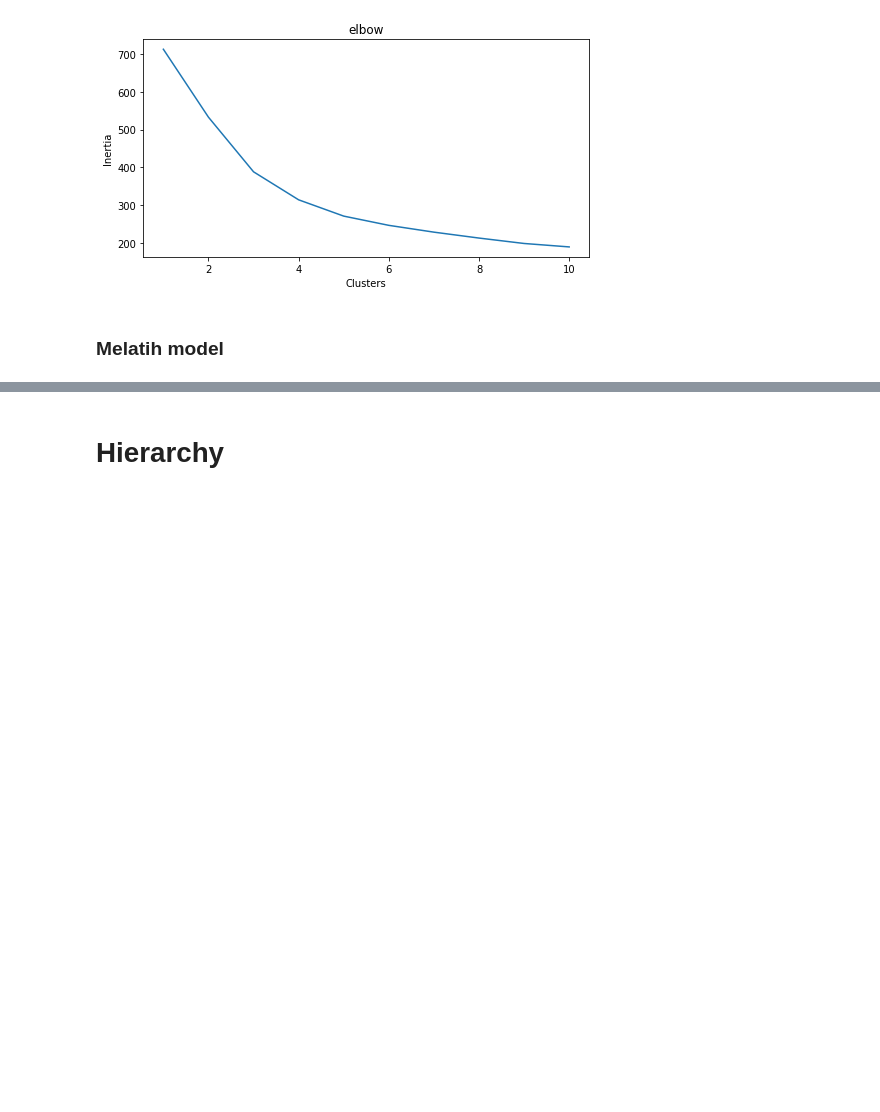
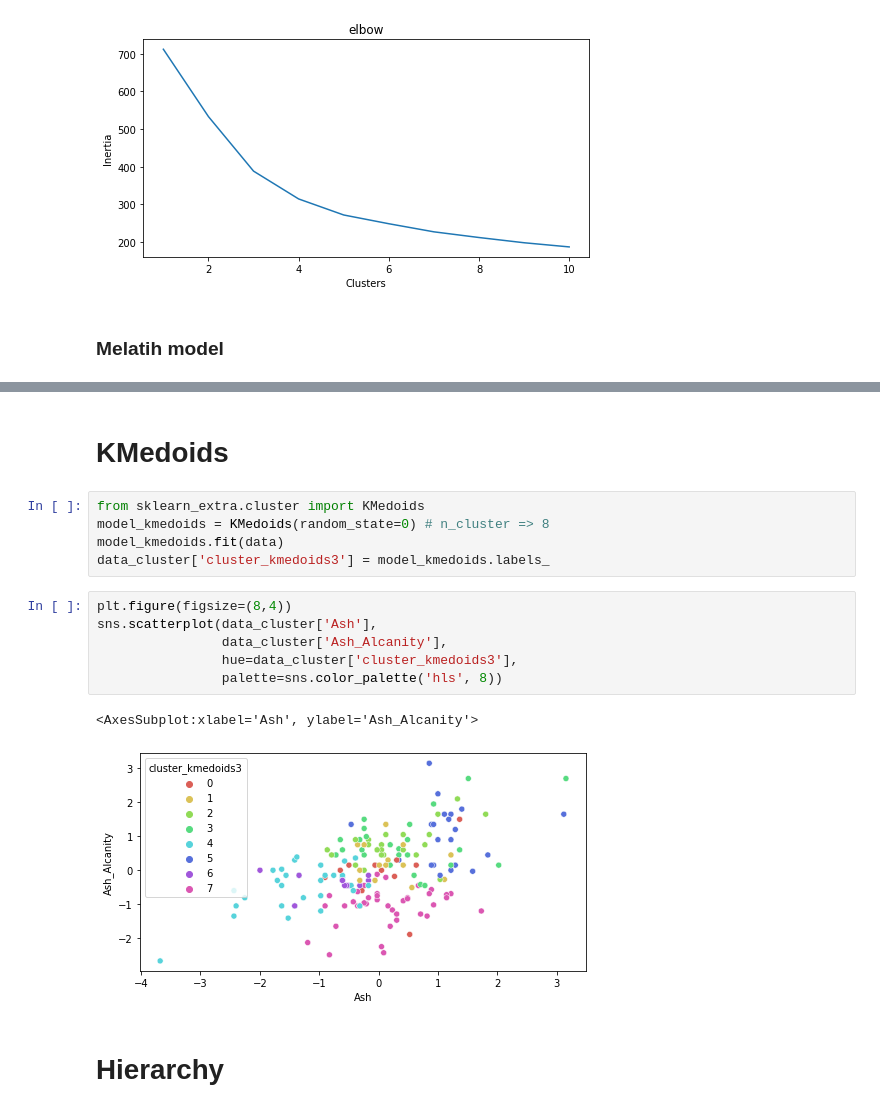
Before and after one commit to rizqul/machine-learning-assignment, a Jupyter notebook: assignment02-clustering.ipynb, the cells around one changed output, grey strips where cells are left out. Cells and saved outputs as stored; diff of their text form; blank space fills up the shorter version.

Commit message:
add kmedoids algorithm in assignment02

```diff
--- a/assignment02-clustering.ipynb
+++ b/assignment02-clustering.ipynb
@@ -173,3 +173,19 @@ plt.show()
+# %% [markdown]
+# KMedoids
+# %%
+from sklearn_extra.cluster import KMedoids
+model_kmedoids = KMedoids(random_state=0) # n_cluster => 8
+model_kmedoids.fit(data)
+data_cluster['cluster_kmedoids3'] = model_kmedoids.labels_
+# %%
+plt.figure(figsize=(8,4))
+sns.scatterplot(data_cluster['Ash'],
+                data_cluster['Ash_Alcanity'],
+                hue=data_cluster['cluster_kmedoids3'],
+                palette=sns.color_palette('hls', 8))
+# %% [output]
+<AxesSubplot:xlabel='Ash', ylabel='Ash_Alcanity'>
+[figure, added]
 # %% [markdown]
 # Hierarchy
 # %%
```
Also changed, not shown: parts of 4 cells of this notebook.
